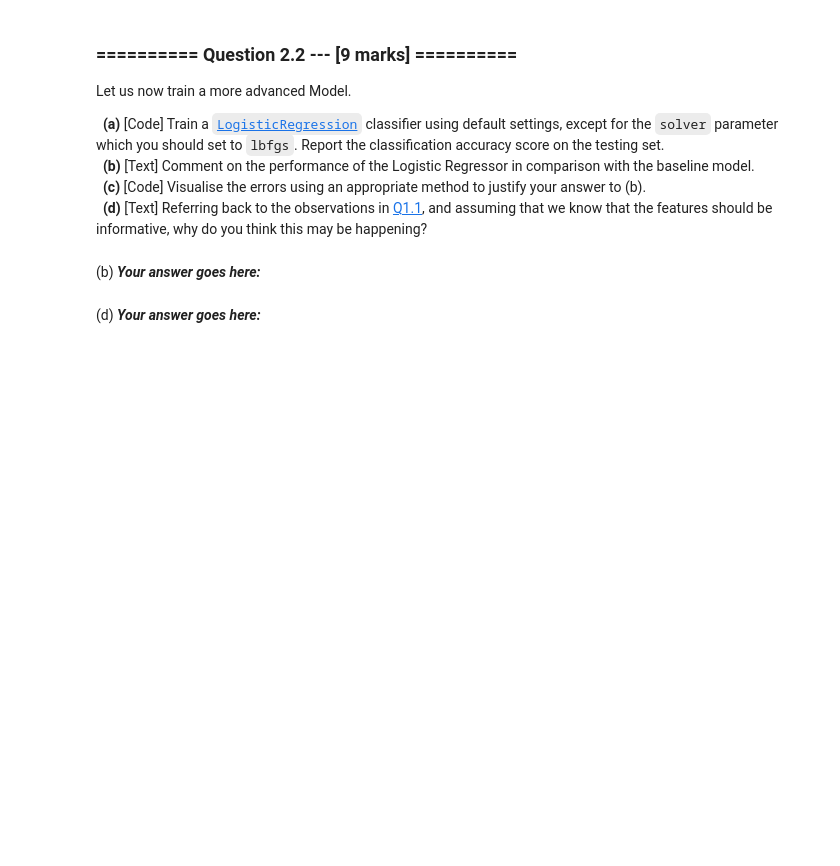
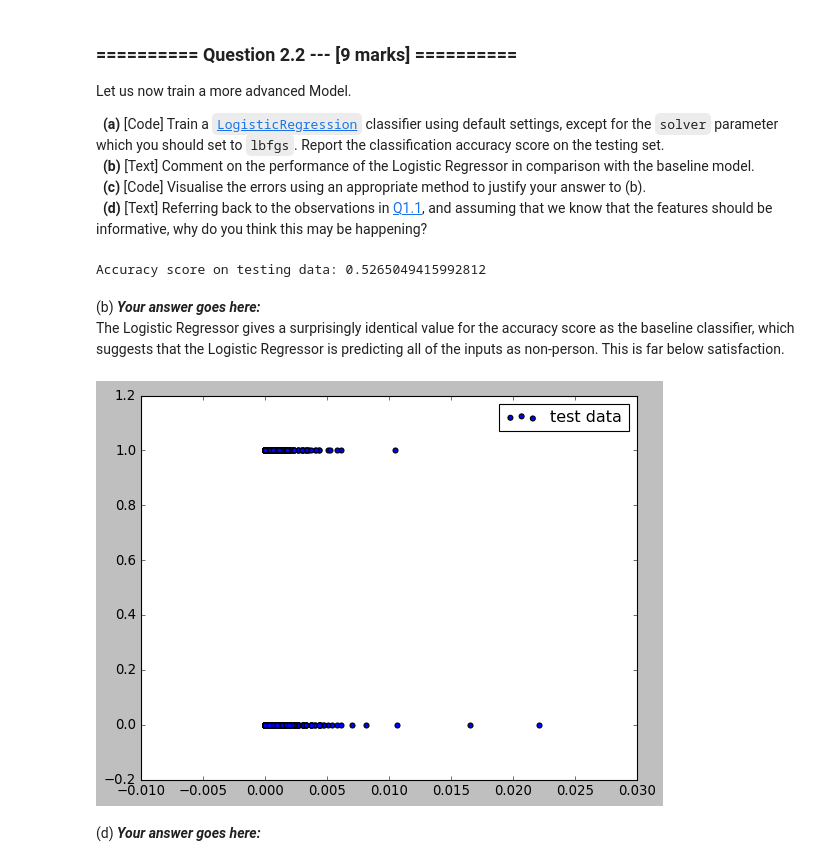
Before and after one commit to zhanshenlc/IAML2018, a Jupyter notebook: Assignments/03_A_ObjectRecognition.ipynb, the cells around one changed output. Drawn from its saved outputs; the diff is of its cells as text; code cells hidden in the pictures; blank space fills up the shorter version.

```diff
--- a/Assignments/03_A_ObjectRecognition.ipynb
+++ b/Assignments/03_A_ObjectRecognition.ipynb
@@ -311,0 +318,9 @@ As always, we wish to start with a very simple baseline classifier, which will p
+# %%
+# (b) # Your Code goes here:
+def baseline_classifier(x):
+    return np.zeros(x.shape[0])
+
+def baseline_accuracy(y_true):
+    return len(y_true[y_true == 0]) / len(y_true)
+
+print("Baseline accuracy: {}".format(baseline_accuracy(y_test)))
@@ -323,2 +337,0 @@ Let us now train a more advanced Model.
-# %% [markdown]
-(b) ***Your answer goes here:***
@@ -327,3 +338,33 @@ Let us now train a more advanced Model.
+# %%
+# (a) # Your Code goes here:
+lr = LogisticRegression(solver = 'lbfgs')
+lr.fit(X=X_train, y=y_train)
+print("Accuracy score on testing data: {}".format(lr.score(X=X_test, y=y_test)))
+# %% [output]
+Accuracy score on testing data: 0.5265049415992812
+# %% [markdown]
+(b) ***Your answer goes here:***
+<br> The Logistic Regressor gives a surprisingly identical value for the accuracy score as the baseline classifier, which suggests that the Logistic Regressor is predicting all of the inputs as non-person. This is far below satisfaction.
+# %%
+# (c) # Your Code goes here:
+# Instances of errors using baseline classifier
+# baseline_error_instances_index = np.where((np.array(y_test) == baseline_classifier(X_test)) == True)[0]
+baseline_error_instances_index = y_test.loc[y_test == baseline_classifier(X_test)]
+baseline_error_instances = X_test.iloc[baseline_error_instances_index]
+
+# Instances of errors using Logistic Regression
+lr_error_instances_index = y_test.loc[y_test == lr.predict(X_test)]
+lr_error_instances = X_test.iloc[lr_error_instances_index]
+
+plt.style.use('classic')
+plt3 = plt.subplot()
+plt3.scatter(x=X_test['dim2'], y=y_test, label='test data')
+#plt3.plot(X_test['dim2'], 1 / (1 + math.exp(-(X_test['dim2'] * lr.coef_[0][1] + lr.intercept_))), color='red', lw=1, label='regression line')
+#plt3.plot(X_test, np.repeat(baseline_price, X_test.shape[0]), color='green', marker='4', lw=1, label='baseline line')
+plt.legend()
+plt.show()
+# %% [output]
+[figure, added]
 # %% [markdown]
 (d) ***Your answer goes here:***
 # %% [markdown]
```
Also changed, not shown: parts of 10 cells of this notebook.
